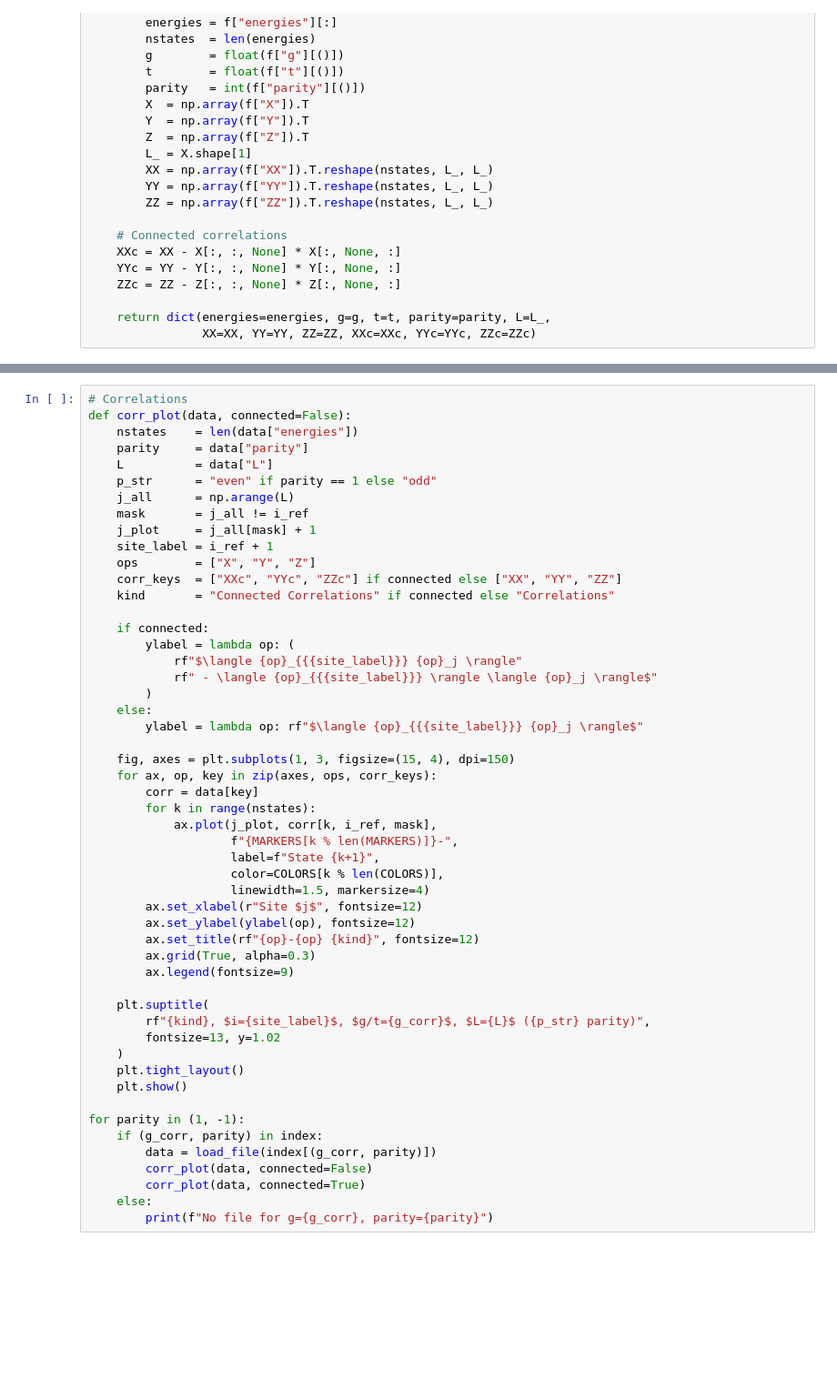
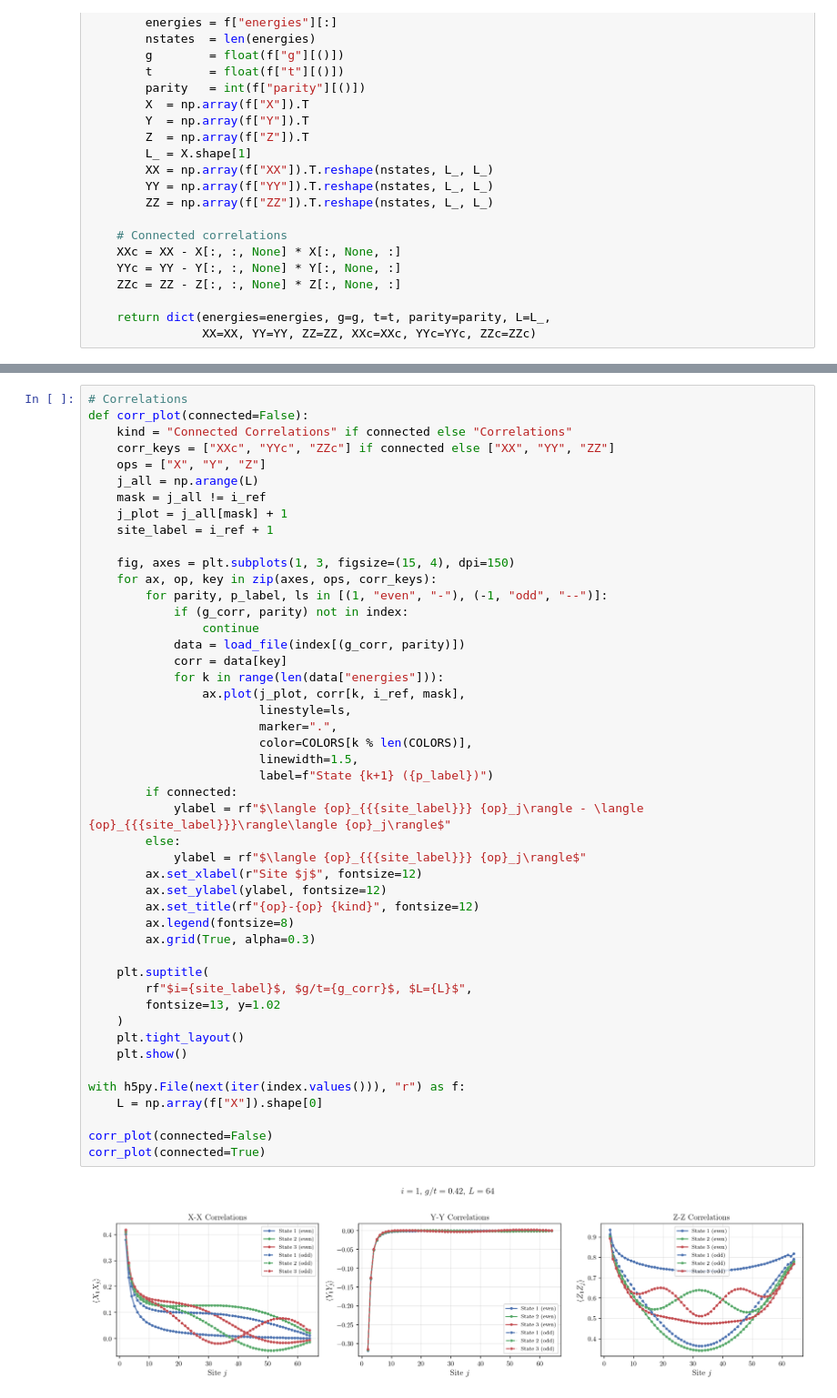
Before and after one commit to wholdhus/majorana_chain_dynamics, a Jupyter notebook: results/dmrg_plots.ipynb, the cells around one changed output, grey strips where cells are left out. Shown at 91% size. Cells and saved outputs as stored; diff of their text form; blank space fills up the shorter version.

```diff
--- a/results/dmrg_plots.ipynb
+++ b/results/dmrg_plots.ipynb
@@ -134,52 +142,49 @@ plt.show()
 # %%
 # Correlations
-def corr_plot(data, connected=False):
-    nstates    = len(data["energies"])
-    parity     = data["parity"]
-    L          = data["L"]
-    p_str      = "even" if parity == 1 else "odd"
-    j_all      = np.arange(L)
-    mask       = j_all != i_ref
-    j_plot     = j_all[mask] + 1
+def corr_plot(connected=False):
+    kind = "Connected Correlations" if connected else "Correlations"
+    corr_keys = ["XXc", "YYc", "ZZc"] if connected else ["XX", "YY", "ZZ"]
+    ops = ["X", "Y", "Z"]
+    j_all = np.arange(L)
+    mask = j_all != i_ref
+    j_plot = j_all[mask] + 1
     site_label = i_ref + 1
-    ops        = ["X", "Y", "Z"]
-    corr_keys  = ["XXc", "YYc", "ZZc"] if connected else ["XX", "YY", "ZZ"]
-    kind       = "Connected Correlations" if connected else "Correlations"
-
-    if connected:
-        ylabel = lambda op: (
-            rf"$\langle {op}_{{{site_label}}} {op}_j \rangle"
-            rf" - \langle {op}_{{{site_label}}} \rangle \langle {op}_j \rangle$"
-        )
-    else:
-        ylabel = lambda op: rf"$\langle {op}_{{{site_label}}} {op}_j \rangle$"
 
     fig, axes = plt.subplots(1, 3, figsize=(15, 4), dpi=150)
     for ax, op, key in zip(axes, ops, corr_keys):
-        corr = data[key]
-        for k in range(nstates):
-            ax.plot(j_plot, corr[k, i_ref, mask],
-                    f"{MARKERS[k % len(MARKERS)]}-",
-                    label=f"State {k+1}",
-                    color=COLORS[k % len(COLORS)],
-                    linewidth=1.5, markersize=4)
+        for parity, p_label, ls in [(1, "even", "-"), (-1, "odd", "--")]:
+            if (g_corr, parity) not in index:
+                continue
+            data = load_file(index[(g_corr, parity)])
+            corr = data[key]
+            for k in range(len(data["energies"])):
+                ax.plot(j_plot, corr[k, i_ref, mask],
+                        linestyle=ls,
+                        marker=".",
+                        color=COLORS[k % len(COLORS)],
+                        linewidth=1.5,
+                        label=f"State {k+1} ({p_label})")
+        if connected:
+            ylabel = rf"$\langle {op}_{{{site_label}}} {op}_j\rangle - \langle {op}_{{{site_label}}}\rangle\langle {op}_j\rangle$"
+        else:
+            ylabel = rf"$\langle {op}_{{{site_label}}} {op}_j\rangle$"
         ax.set_xlabel(r"Site $j$", fontsize=12)
-        ax.set_ylabel(ylabel(op), fontsize=12)
+        ax.set_ylabel(ylabel, fontsize=12)
         ax.set_title(rf"{op}-{op} {kind}", fontsize=12)
+        ax.legend(fontsize=8)
         ax.grid(True, alpha=0.3)
-        ax.legend(fontsize=9)
 
     plt.suptitle(
-        rf"{kind}, $i={site_label}$, $g/t={g_corr}$, $L={L}$ ({p_str} parity)",
+        rf"$i={site_label}$, $g/t={g_corr}$, $L={L}$",
         fontsize=13, y=1.02
     )
     plt.tight_layout()
     plt.show()
 
-for parity in (1, -1):
-    if (g_corr, parity) in index:
-        data = load_file(index[(g_corr, parity)])
-        corr_plot(data, connected=False)
-        corr_plot(data, connected=True)
-    else:
-        print(f"No file for g={g_corr}, parity={parity}")
+with h5py.File(next(iter(index.values())), "r") as f:
+    L = np.array(f["X"]).shape[0]
+
+corr_plot(connected=False)
+corr_plot(connected=True)
+# %% [output]
+[figure, added]
```
Also changed, not shown: parts of 5 cells of this notebook, 1 other file.
